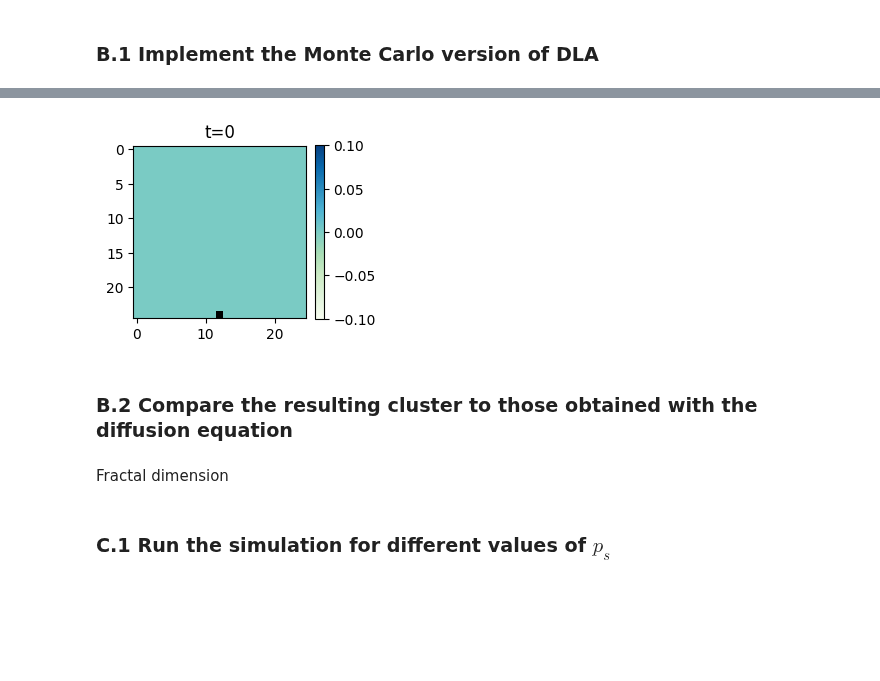
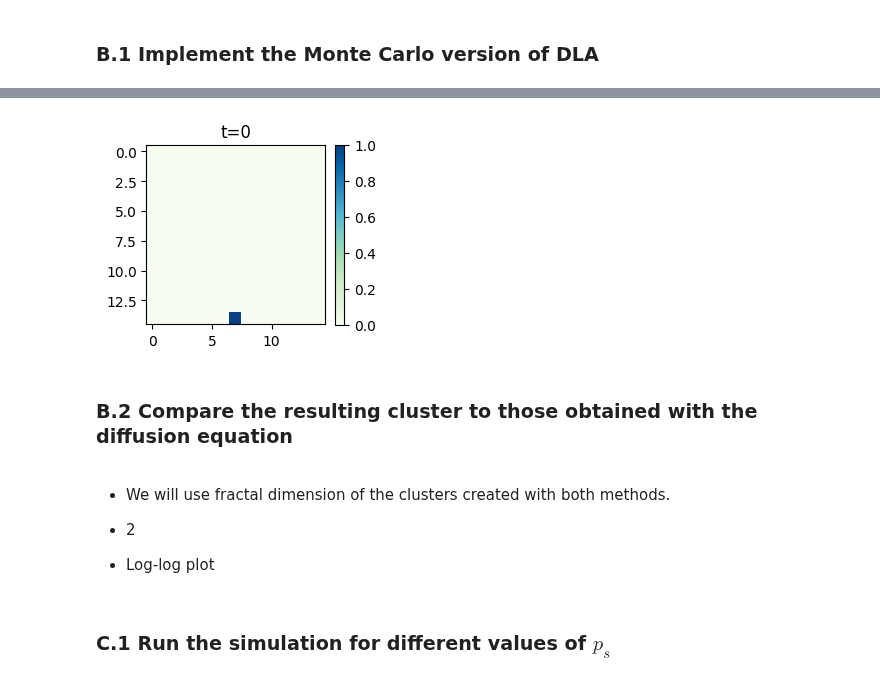
Before and after one commit to NitaiNijholt/ScientificComputing, a Jupyter notebook: assignment2_Pablo.ipynb, the cells around one changed output, grey strips where cells are left out. Cells and saved outputs as stored; diff of their text form; code cells hidden in the pictures; blank space fills up the shorter version.

```diff
--- a/assignment2_Pablo.ipynb
+++ b/assignment2_Pablo.ipynb
@@ -198,7 +202,7 @@ def update(cluster,concentrations,stop_thresold,N):
     """
 
     # 3. A single candidate is added with probability p_g
-    x,y = coordinates_chosen_one(candidates,probability_growth,N)
+    x,y = coordinates_chosen_one(probability_growth,N)
 
     # And then it is added to the cluster
     cluster[x,y] = 1
@@ -292,7 +297,7 @@ def save_animation_probability(clusters,growth_probs, interval=250,fps=10,name='
         masked_array = np.ma.masked_where(clusters[:,:,t] == 1, lattice)
 
         # Select the colormap and the color for the exception values
-        cmap = matplotlib.cm.GnBu
+        cmap = matplotlib.cm.GnBu.copy()
         cmap.set_bad(color='black')
 
         # Plot the total lattice
@@ -541,6 +547,5 @@ RW OUT!
 # %%
 def update_RW(cluster,N,sticking_probability):
-
     # Check if we can still add new RWs at the top!
     if np.all(cluster[0,:] == 1):
         print("First row full, can't add more RW, aborting!")
@@ -556,20 +561,19 @@ def update_RW(cluster,N,sticking_probability):
         # Move the RW until something happens...
         # Either the RW goes outside the map or gets added
         while(not RW_added):
-            x,y,connected = move_RW(x0,y0,N)
+            x,y,just_moved_to_other_side = move_RW(x0,y0,N)
             RW_out = bool(x<0 or x==N)
 
             if RW_out:
                 #print('RW OUT! -> New RW')
                 break
-            #TODO: Add limitation to avois cluster being connected on the sides
-            elif cluster[x,y] == 1 and not connected:
+            elif cluster[x,y] == 1 and not just_moved_to_other_side:
                 # New location is cluster!
                 # Previous location was neighboor: add to cluster
-                # TODO: Add probability p_s to formular
                 accept = np.random.binomial(1, sticking_probability)
                 if accept:
                     cluster[x0,y0] = 1
+
                     RW_added = True
                     return cluster,True
                 else:
@@ -583,6 +587,6 @@ def update_RW(cluster,N,sticking_probability):
     #return cluster,full
 # %%
 # Main simulation loop
-N = 25
-STEPS = 100
-STICKING_PROBABILITY = 0.8
+N = 15
+STEPS = 50
+STICKING_PROBABILITY = 0.5
@@ -619,9 +611,9 @@ for step in range(STEPS-1):
 # %%
 total_concentrations = np.zeros((N,N,STEPS))
-save_animation(total_clusters_RW,total_concentrations, interval=250,fps=30,name=f'RW_animation_{N}_{STEPS}.mp4')
+save_animation_probability(total_concentrations,total_clusters_RW, interval=250,fps=30,name=f'RW_evolution_N{N}_s{STEPS}_p{STICKING_PROBABILITY}.mp4',normalize=True)
+
+#rw_animation(total_clusters_RW, interval=250,fps=30,name=f'RW_animation_{N}_{STEPS}.mp4')
 # %% [output]
-[figure, old version]
+[figure, new version]
 # %% [markdown]
 ### B.2 Compare the resulting cluster to those obtained with the diffusion equation
-# %% [markdown]
-Fractal dimension
@@ -630,0 +620,6 @@ Fractal dimension
+# %% [markdown]
+- We will use fractal dimension of the clusters created with both methods.
+
+- 2
+
+- Log-log plot
```
Also changed, not shown: parts of 13 cells of this notebook.
